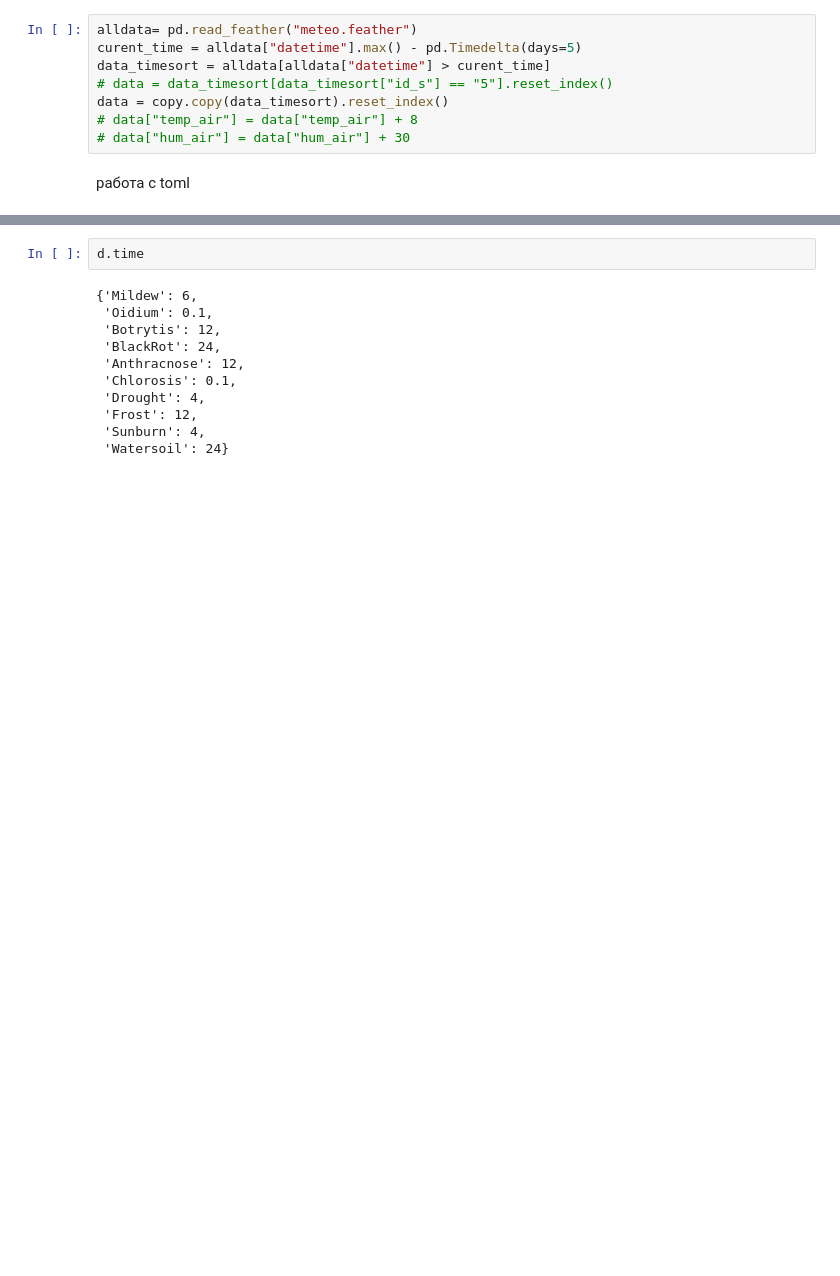
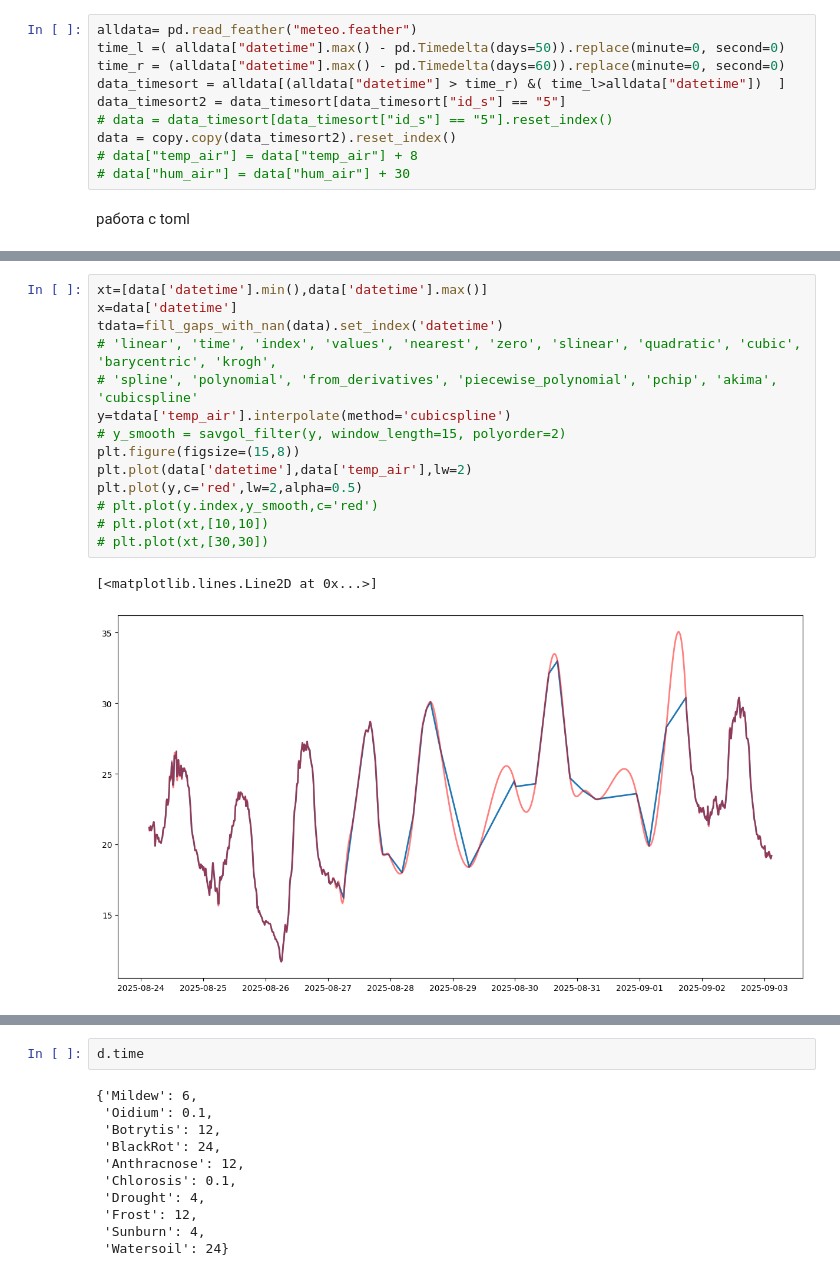
Before and after one commit to NikEgil/predicter, a Jupyter notebook: pred.ipynb, the cells around one changed output, grey strips where cells are left out. Cells and saved outputs as stored; diff of their text form; blank space fills up the shorter version.

```diff
--- a/pred.ipynb
+++ b/pred.ipynb
@@ -19,10 +19,12 @@ def dew_point_cacl(t, h):
     return dp
 # %%
 alldata= pd.read_feather("meteo.feather")
-curent_time = alldata["datetime"].max() - pd.Timedelta(days=5)
-data_timesort = alldata[alldata["datetime"] > curent_time]
+time_l =( alldata["datetime"].max() - pd.Timedelta(days=50)).replace(minute=0, second=0)
+time_r = (alldata["datetime"].max() - pd.Timedelta(days=60)).replace(minute=0, second=0)
+data_timesort = alldata[(alldata["datetime"] > time_r) &( time_l>alldata["datetime"])  ]
+data_timesort2 = data_timesort[data_timesort["id_s"] == "5"]
 # data = data_timesort[data_timesort["id_s"] == "5"].reset_index()
-data = copy.copy(data_timesort).reset_index()
+data = copy.copy(data_timesort2).reset_index()
 # data["temp_air"] = data["temp_air"] + 8
 # data["hum_air"] = data["hum_air"] + 30
 # %% [markdown]
@@ -29,0 +78,17 @@ data = copy.copy(data_timesort).reset_index()
+# %%
+xt=[data['datetime'].min(),data['datetime'].max()]
+x=data['datetime']
+tdata=fill_gaps_with_nan(data).set_index('datetime')
+# 'linear', 'time', 'index', 'values', 'nearest', 'zero', 'slinear', 'quadratic', 'cubic', 'barycentric', 'krogh',
+# 'spline', 'polynomial', 'from_derivatives', 'piecewise_polynomial', 'pchip', 'akima', 'cubicspline'
+y=tdata['temp_air'].interpolate(method='cubicspline')
+# y_smooth = savgol_filter(y, window_length=15, polyorder=2)
+plt.figure(figsize=(15,8))
+plt.plot(data['datetime'],data['temp_air'],lw=2)
+plt.plot(y,c='red',lw=2,alpha=0.5)
+# plt.plot(y.index,y_smooth,c='red')
+# plt.plot(xt,[10,10])
+# plt.plot(xt,[30,30])
+# %% [output]
+[<matplotlib.lines.Line2D at 0x...>]
+[figure, added]
```
Also changed, not shown: parts of 13 cells of this notebook, 3 other files.
